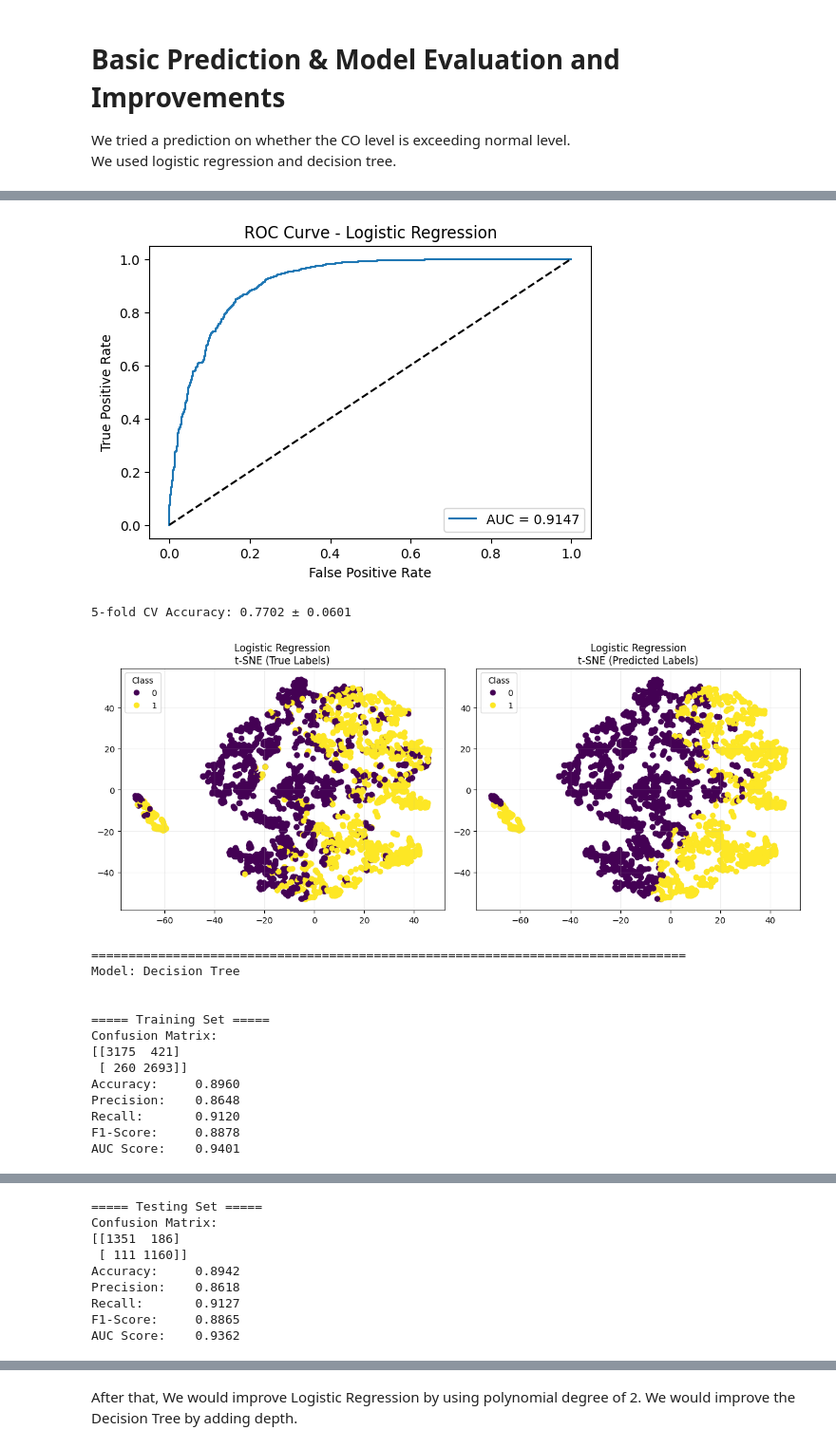
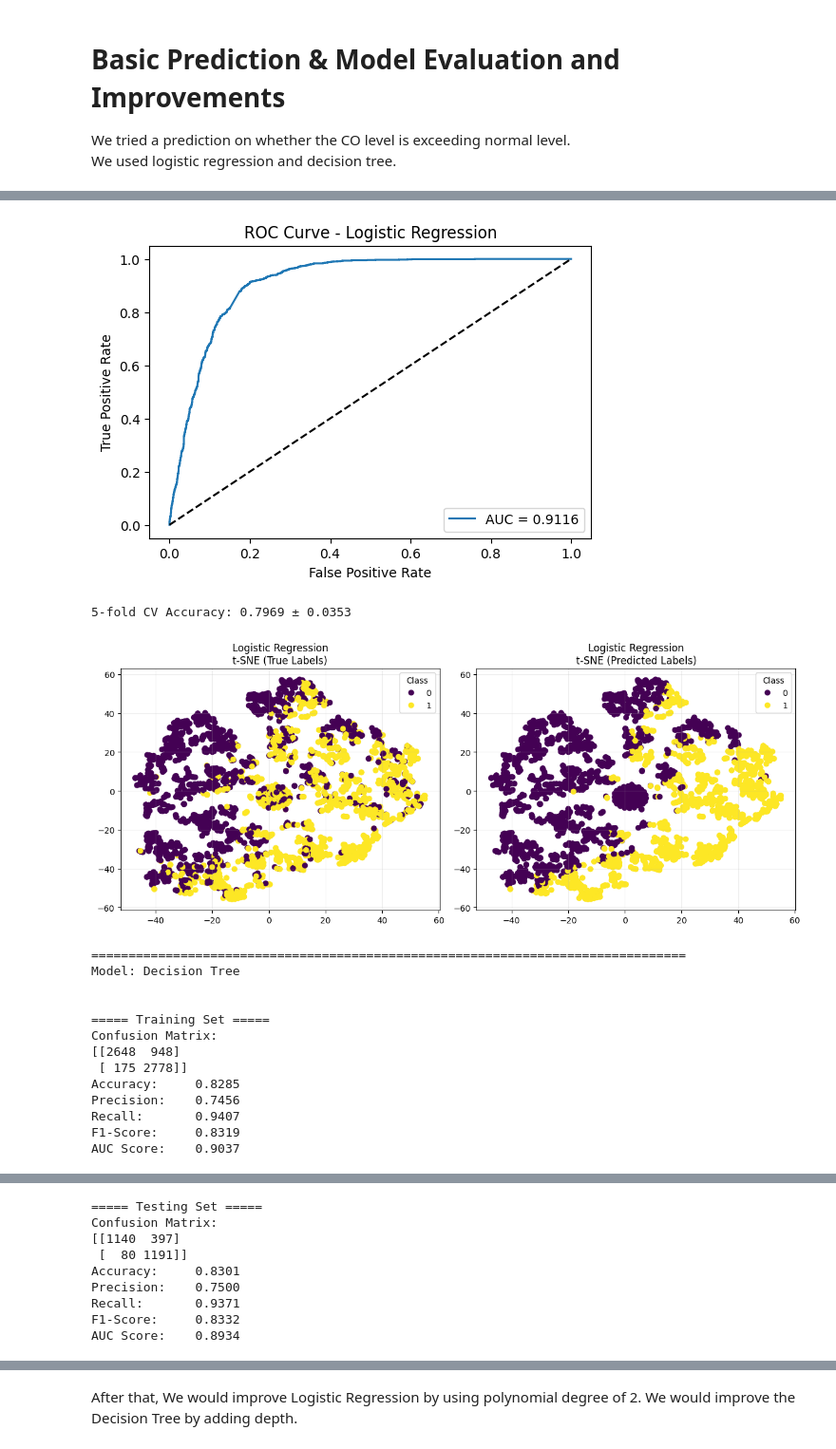
Before and after one commit to DDRP674/temp00, a Jupyter notebook: notebook.ipynb, the cells around one changed output, grey strips where cells are left out. Shown at 95% size. Saved outputs shown, nothing was run; the diff lists cells and outputs as text; code cells hidden in the pictures.

```diff
--- a/notebook.ipynb
+++ b/notebook.ipynb
@@ -459,7 +460,7 @@ set_seed(SEED)
 df = pd.read_csv("./AirQuality_processed.csv")
 df["CO_over_limit"] = (df["CO(GT)"] > 0).astype(int)
 
-feature_cols = ["PT08.S1(CO)", "C6H6(GT)", "PT08.S2(NMHC)", "NOx(GT)", "PT08.S3(NOx)", "NO2(GT)", "PT08.S4(NO2)", "PT08.S5(O3)", "T", "RH", "AH"]
+feature_cols = ["PT08.S1(CO)", "PT08.S2(NMHC)", "PT08.S3(NOx)", "PT08.S4(NO2)", "PT08.S5(O3)", "T", "RH", "AH"]
 df = df.dropna(subset=feature_cols + ["CO_over_limit"])
 X = df[feature_cols]
 y = df["CO_over_limit"]
@@ -580,16 +581,16 @@ AUC Score:    0.9120
-[figure, old version]
+[figure, new version]
-5-fold CV Accuracy: 0.7702 ± 0.0601
+5-fold CV Accuracy: 0.7969 ± 0.0353
-[figure, old version]
+[figure, new version]
 ================================================================================
 Model: Decision Tree
 
 
 ===== Training Set =====
 Confusion Matrix:
-[[3175  421]
- [ 260 2693]]
-Accuracy:     0.8960
-Precision:    0.8648
-Recall:       0.9120
-F1-Score:     0.8878
-AUC Score:    0.9401
+[[2648  948]
+ [ 175 2778]]
+Accuracy:     0.8285
+Precision:    0.7456
+Recall:       0.9407
+F1-Score:     0.8319
+AUC Score:    0.9037
@@ -597,12 +598,12 @@ AUC Score:    0.9401
 ===== Testing Set =====
 Confusion Matrix:
-[[1351  186]
- [ 111 1160]]
-Accuracy:     0.8942
-Precision:    0.8618
-Recall:       0.9127
-F1-Score:     0.8865
-AUC Score:    0.9362
+[[1140  397]
+ [  80 1191]]
+Accuracy:     0.8301
+Precision:    0.7500
+Recall:       0.9371
+F1-Score:     0.8332
+AUC Score:    0.8934
 ... (6 outputs left out)
 # %% [markdown]
 After that, We would improve Logistic Regression by using polynomial degree of 2. We would improve the Decision Tree by adding depth.
```
Also changed, not shown: parts of 9 cells of this notebook, 1 other file.
